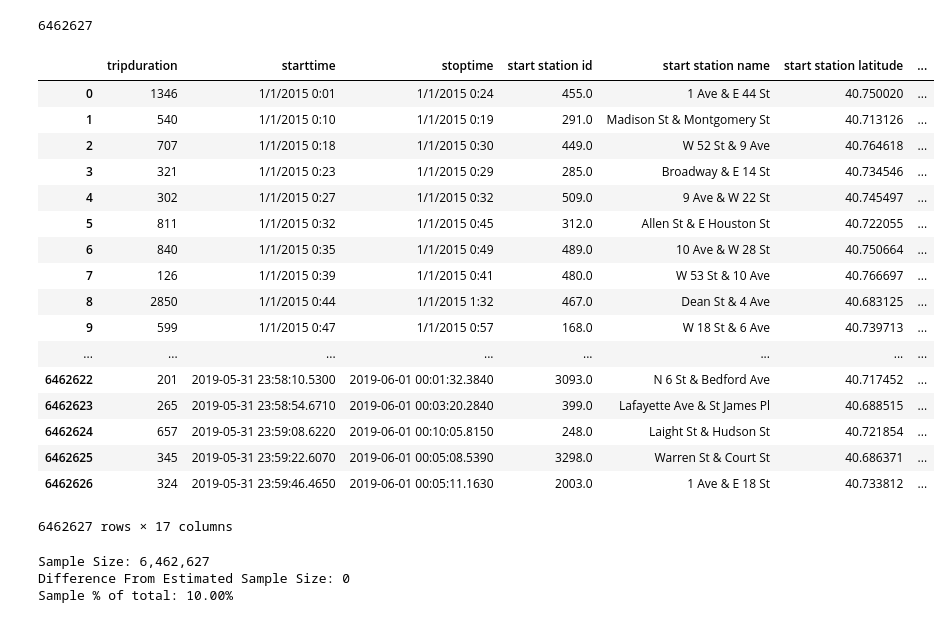
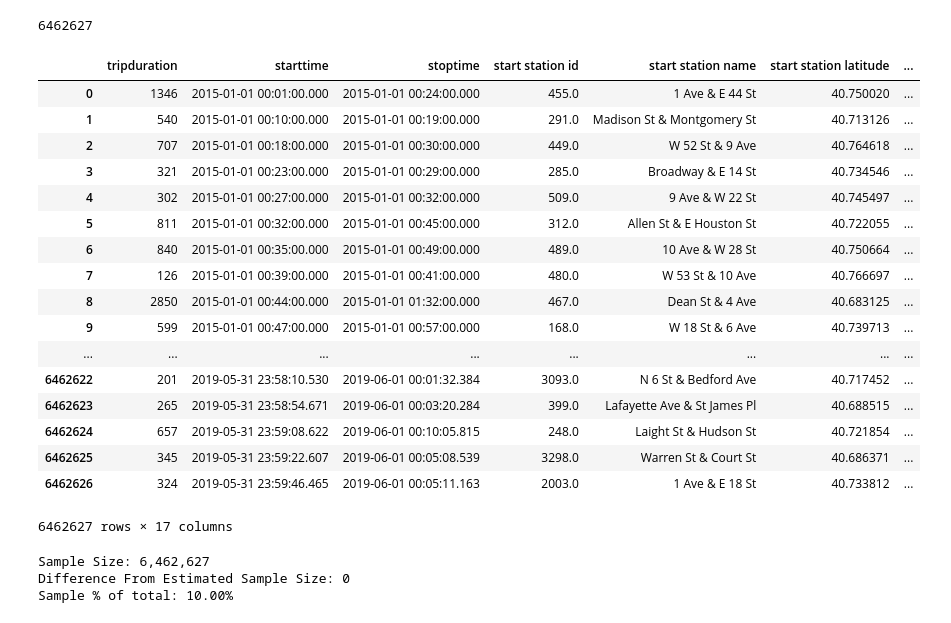
Before and after one commit to peterjorphan/20-Tableau, a Jupyter notebook: ETL.ipynb, the cells around one changed output. Saved outputs shown, nothing was run; the diff lists cells and outputs as text; code cells hidden in the pictures.

```diff
--- a/ETL.ipynb
+++ b/ETL.ipynb
@@ -102,25 +102,27 @@ len(sample_df)
 # %%
 sample_df['total'] = n
 sample_df['step'] = step
+sample_df['starttime'] = pd.to_datetime(sample_df['starttime'])
+sample_df['stoptime'] = pd.to_datetime(sample_df['stoptime'])
 sample_df
 # %% [output]
 |  | tripduration | starttime | stoptime | start station id | start station name | start station latitude | ... |
-| 0 | 1346 | 1/1/2015 0:01 | 1/1/2015 0:24 | 455.0 | 1 Ave & E 44 St | 40.750020 | ... |
-| 1 | 540 | 1/1/2015 0:10 | 1/1/2015 0:19 | 291.0 | Madison St & Montgomery St | 40.713126 | ... |
-| 2 | 707 | 1/1/2015 0:18 | 1/1/2015 0:30 | 449.0 | W 52 St & 9 Ave | 40.764618 | ... |
-| 3 | 321 | 1/1/2015 0:23 | 1/1/2015 0:29 | 285.0 | Broadway & E 14 St | 40.734546 | ... |
-| 4 | 302 | 1/1/2015 0:27 | 1/1/2015 0:32 | 509.0 | 9 Ave & W 22 St | 40.745497 | ... |
-| 5 | 811 | 1/1/2015 0:32 | 1/1/2015 0:45 | 312.0 | Allen St & E Houston St | 40.722055 | ... |
-| 6 | 840 | 1/1/2015 0:35 | 1/1/2015 0:49 | 489.0 | 10 Ave & W 28 St | 40.750664 | ... |
-| 7 | 126 | 1/1/2015 0:39 | 1/1/2015 0:41 | 480.0 | W 53 St & 10 Ave | 40.766697 | ... |
-| 8 | 2850 | 1/1/2015 0:44 | 1/1/2015 1:32 | 467.0 | Dean St & 4 Ave | 40.683125 | ... |
-| 9 | 599 | 1/1/2015 0:47 | 1/1/2015 0:57 | 168.0 | W 18 St & 6 Ave | 40.739713 | ... |
+| 0 | 1346 | 2015-01-01 00:01:00.000 | 2015-01-01 00:24:00.000 | 455.0 | 1 Ave & E 44 St | 40.750020 | ... |
+| 1 | 540 | 2015-01-01 00:10:00.000 | 2015-01-01 00:19:00.000 | 291.0 | Madison St & Montgomery St | 40.713126 | ... |
+| 2 | 707 | 2015-01-01 00:18:00.000 | 2015-01-01 00:30:00.000 | 449.0 | W 52 St & 9 Ave | 40.764618 | ... |
+| 3 | 321 | 2015-01-01 00:23:00.000 | 2015-01-01 00:29:00.000 | 285.0 | Broadway & E 14 St | 40.734546 | ... |
+| 4 | 302 | 2015-01-01 00:27:00.000 | 2015-01-01 00:32:00.000 | 509.0 | 9 Ave & W 22 St | 40.745497 | ... |
+| 5 | 811 | 2015-01-01 00:32:00.000 | 2015-01-01 00:45:00.000 | 312.0 | Allen St & E Houston St | 40.722055 | ... |
+| 6 | 840 | 2015-01-01 00:35:00.000 | 2015-01-01 00:49:00.000 | 489.0 | 10 Ave & W 28 St | 40.750664 | ... |
+| 7 | 126 | 2015-01-01 00:39:00.000 | 2015-01-01 00:41:00.000 | 480.0 | W 53 St & 10 Ave | 40.766697 | ... |
+| 8 | 2850 | 2015-01-01 00:44:00.000 | 2015-01-01 01:32:00.000 | 467.0 | Dean St & 4 Ave | 40.683125 | ... |
+| 9 | 599 | 2015-01-01 00:47:00.000 | 2015-01-01 00:57:00.000 | 168.0 | W 18 St & 6 Ave | 40.739713 | ... |
 | ... | ... | ... | ... | ... | ... | ... | ... |
-| 6462622 | 201 | 2019-05-31 23:58:10.5300 | 2019-06-01 00:01:32.3840 | 3093.0 | N 6 St & Bedford Ave | 40.717452 | ... |
-| 6462623 | 265 | 2019-05-31 23:58:54.6710 | 2019-06-01 00:03:20.2840 | 399.0 | Lafayette Ave & St James Pl | 40.688515 | ... |
-| 6462624 | 657 | 2019-05-31 23:59:08.6220 | 2019-06-01 00:10:05.8150 | 248.0 | Laight St & Hudson St | 40.721854 | ... |
-| 6462625 | 345 | 2019-05-31 23:59:22.6070 | 2019-06-01 00:05:08.5390 | 3298.0 | Warren St & Court St | 40.686371 | ... |
-| 6462626 | 324 | 2019-05-31 23:59:46.4650 | 2019-06-01 00:05:11.1630 | 2003.0 | 1 Ave & E 18 St | 40.733812 | ... |
+| 6462622 | 201 | 2019-05-31 23:58:10.530 | 2019-06-01 00:01:32.384 | 3093.0 | N 6 St & Bedford Ave | 40.717452 | ... |
+| 6462623 | 265 | 2019-05-31 23:58:54.671 | 2019-06-01 00:03:20.284 | 399.0 | Lafayette Ave & St James Pl | 40.688515 | ... |
+| 6462624 | 657 | 2019-05-31 23:59:08.622 | 2019-06-01 00:10:05.815 | 248.0 | Laight St & Hudson St | 40.721854 | ... |
+| 6462625 | 345 | 2019-05-31 23:59:22.607 | 2019-06-01 00:05:08.539 | 3298.0 | Warren St & Court St | 40.686371 | ... |
+| 6462626 | 324 | 2019-05-31 23:59:46.465 | 2019-06-01 00:05:11.163 | 2003.0 | 1 Ave & E 18 St | 40.733812 | ... |
 6462627 rows × 17 columns
 # %%
 # Recalculate the sample size to validate accuracy
```
Also changed, not shown: parts of 1 cell of this notebook.
